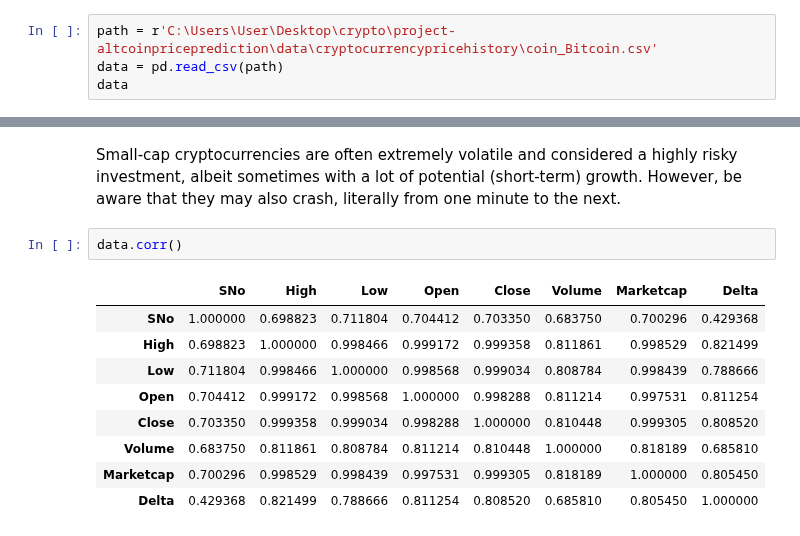
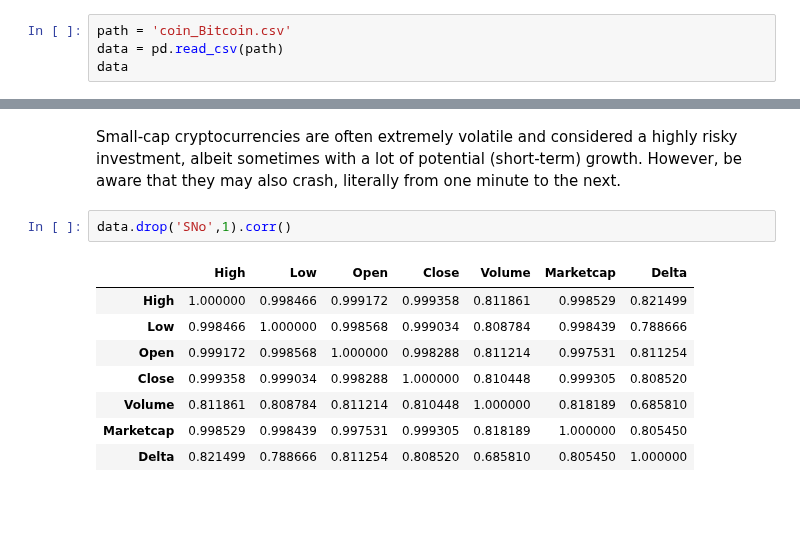
Before and after one commit to DSEI21000-S21/project-altcoinpriceprediction, a Jupyter notebook: amicha/Bitcoin_analysis.ipynb, the cells around one changed output, grey strips where cells are left out. Drawn from its saved outputs; the diff is of its cells as text; blank space fills up the shorter version.

```diff
--- a/amicha/Bitcoin_analysis.ipynb
+++ b/amicha/Bitcoin_analysis.ipynb
@@ -7,5 +42,5 @@ import matplotlib.pyplot as plt
 # %%
-path = r'C:\Users\User\Desktop\crypto\project-altcoinpriceprediction\data\cryptocurrencypricehistory\coin_Bitcoin.csv'
+path = 'coin_Bitcoin.csv'
 data = pd.read_csv(path)
 data
 # %% [output]
@@ -120,14 +169,13 @@ Mid-cap cryptos are more volatile but also have a lot more growth potential than
 # %% [markdown]
 Small-cap cryptocurrencies are often extremely volatile and considered a highly risky investment, albeit sometimes with a lot of potential (short-term) growth. However, be aware that they may also crash, literally from one minute to the next.
 # %%
-data.corr()
+data.drop('SNo',1).corr()
 # %% [output]
-|  | SNo | High | Low | Open | Close | Volume | Marketcap | Delta |
-| SNo | 1.000000 | 0.698823 | 0.711804 | 0.704412 | 0.703350 | 0.683750 | 0.700296 | 0.429368 |
-| High | 0.698823 | 1.000000 | 0.998466 | 0.999172 | 0.999358 | 0.811861 | 0.998529 | 0.821499 |
-| Low | 0.711804 | 0.998466 | 1.000000 | 0.998568 | 0.999034 | 0.808784 | 0.998439 | 0.788666 |
-| Open | 0.704412 | 0.999172 | 0.998568 | 1.000000 | 0.998288 | 0.811214 | 0.997531 | 0.811254 |
-| Close | 0.703350 | 0.999358 | 0.999034 | 0.998288 | 1.000000 | 0.810448 | 0.999305 | 0.808520 |
-| Volume | 0.683750 | 0.811861 | 0.808784 | 0.811214 | 0.810448 | 1.000000 | 0.818189 | 0.685810 |
-| Marketcap | 0.700296 | 0.998529 | 0.998439 | 0.997531 | 0.999305 | 0.818189 | 1.000000 | 0.805450 |
-| Delta | 0.429368 | 0.821499 | 0.788666 | 0.811254 | 0.808520 | 0.685810 | 0.805450 | 1.000000 |
+|  | High | Low | Open | Close | Volume | Marketcap | Delta |
+| High | 1.000000 | 0.998466 | 0.999172 | 0.999358 | 0.811861 | 0.998529 | 0.821499 |
+| Low | 0.998466 | 1.000000 | 0.998568 | 0.999034 | 0.808784 | 0.998439 | 0.788666 |
+| Open | 0.999172 | 0.998568 | 1.000000 | 0.998288 | 0.811214 | 0.997531 | 0.811254 |
+| Close | 0.999358 | 0.999034 | 0.998288 | 1.000000 | 0.810448 | 0.999305 | 0.808520 |
+| Volume | 0.811861 | 0.808784 | 0.811214 | 0.810448 | 1.000000 | 0.818189 | 0.685810 |
+| Marketcap | 0.998529 | 0.998439 | 0.997531 | 0.999305 | 0.818189 | 1.000000 | 0.805450 |
+| Delta | 0.821499 | 0.788666 | 0.811254 | 0.808520 | 0.685810 | 0.805450 | 1.000000 |
```
Also changed, not shown: parts of 19 cells of this notebook.
